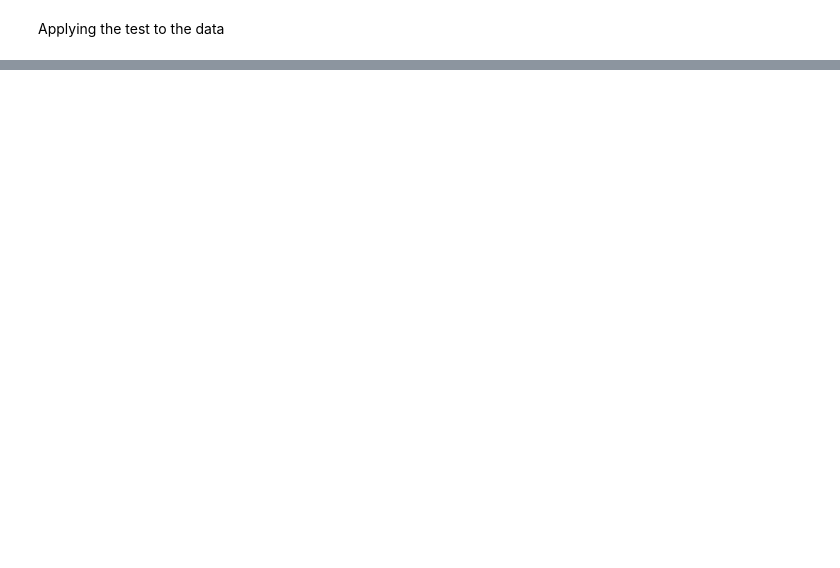
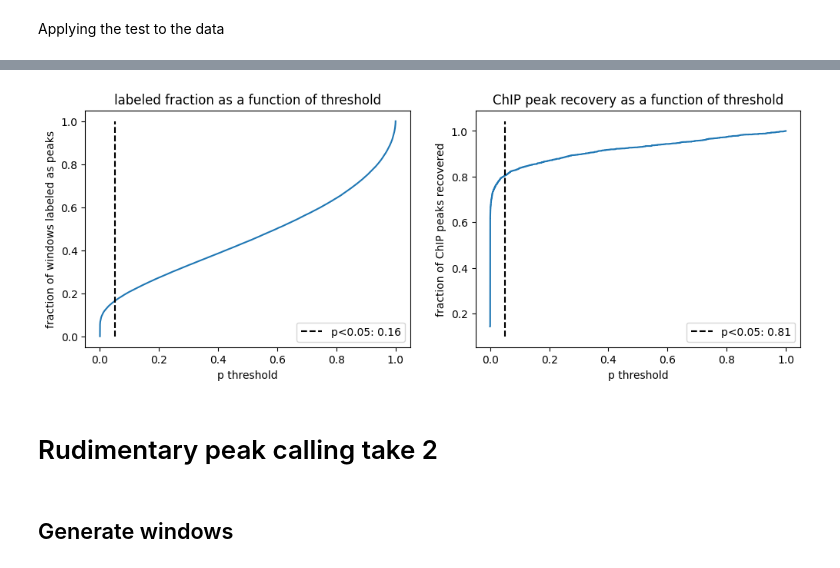
Before and after one commit to streetslab/multimodal-dimelo, a Jupyter notebook: review_prototyping.ipynb, the cells around one changed output, grey strips where cells are left out. Cells and saved outputs as stored; diff of their text form; code cells hidden in the pictures; blank space fills up the shorter version.

```diff
--- a/review_prototyping.ipynb
+++ b/review_prototyping.ipynb
@@ -124,0 +130,5 @@ I checked; estimating background with the median has the exact same peak recover
+# %%
+label_df = pd.read_csv(label_file, sep="\t", header=None, names=["#chrom", "start", "end", "label"])
+
+positives = label_df["label"].sum()
+negatives = len(label_df) - positives
@@ -124,0 +229,23 @@ I checked; estimating background with the median has the exact same peak recover
+# %%
+fig, axs = plt.subplots(1, 2, figsize=(12, 4))
+
+axs[0].plot(labeled_stats_df["prob"], labeled_stats_df["hit_fraction"])
+y_min, y_max = plt.ylim()
+axs[0].vlines(x=threshold, ymin=y_min, ymax=y_max, color="k", linestyle="--", label=f"p<{threshold}: {threshold_n_hits / len(labeled_stats_df):.2}")
+axs[0].set_xlabel("p threshold")
+axs[0].set_ylabel("fraction of windows labeled as peaks")
+axs[0].set_title("labeled fraction as a function of threshold")
+axs[0].legend(loc="lower right")
+
+axs[1].plot(labeled_stats_df["prob"], labeled_stats_df["ChIP Recovery Fraction"])
+y_min, y_max = plt.ylim()
+axs[1].vlines(x=threshold, ymin=y_min, ymax=y_max, color="k", linestyle="--", label=f"p<{threshold}: {threshold_row['ChIP Recovery Fraction']:.2}")
+axs[1].set_xlabel("p threshold")
+axs[1].set_ylabel("fraction of ChIP peaks recovered")
+axs[1].set_title("ChIP peak recovery as a function of threshold")
+axs[1].legend(loc="lower right")
+plt.show()
+# %% [output]
+[figure, added]
+# %% [markdown]
+# Rudimentary peak calling take 2
@@ -124,0 +282,2 @@ I checked; estimating background with the median has the exact same peak recover
+# %% [markdown]
+## Generate windows
```
Also changed, not shown: parts of 56 cells of this notebook, 1 other file.
